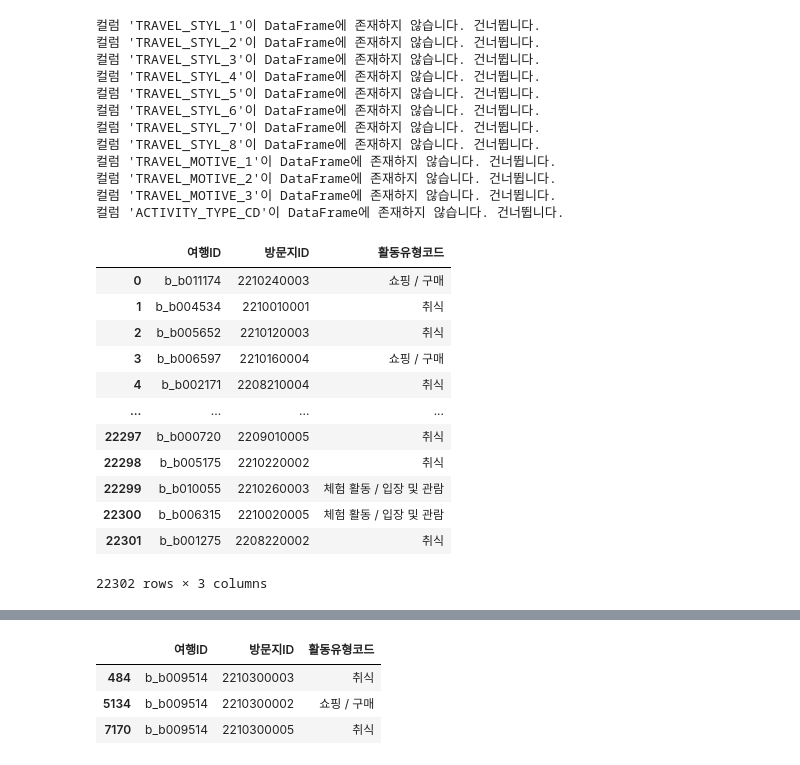
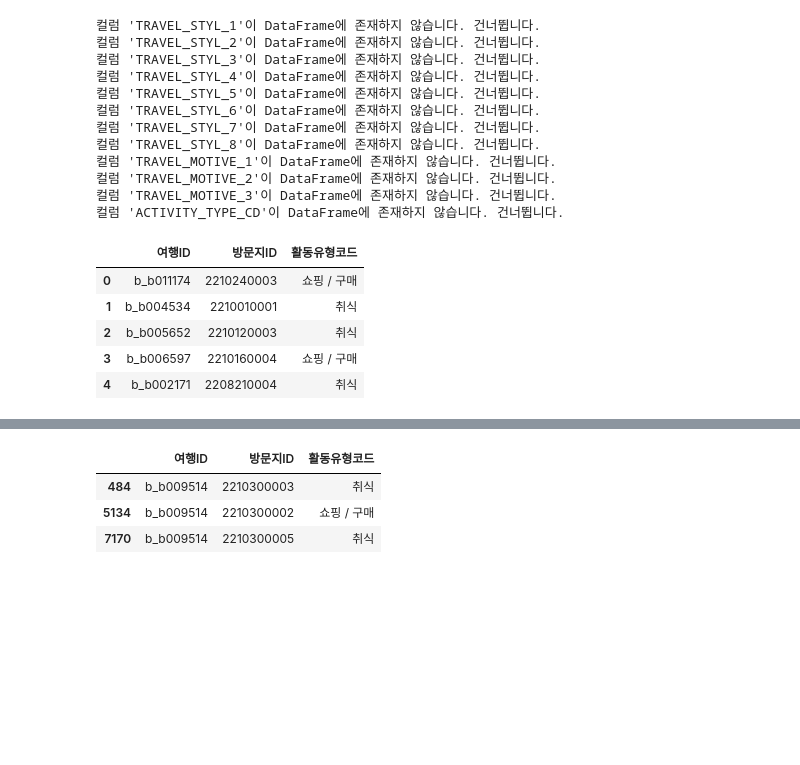
Before and after one commit to ssoom98/where2go, a Jupyter notebook: choi/preprocessing/가설검증전처리.ipynb, the cells around one changed output, grey strips where cells are left out. Saved outputs shown, nothing was run; the diff lists cells and outputs as text; code cells hidden in the pictures; blank space fills up the shorter version.

```diff
--- a/choi/preprocessing/가설검증전처리.ipynb
+++ b/choi/preprocessing/가설검증전처리.ipynb
@@ -116,20 +116,13 @@ trav_mas_df = preprocess_data(
 컬럼 'TRAVEL_MOTIVE_3'이 DataFrame에 존재하지 않습니다. 건너뜁니다.
 컬럼 'ACTIVITY_TYPE_CD'이 DataFrame에 존재하지 않습니다. 건너뜁니다.
 # %%
-cons_his_df
+cons_his_df.head()
 # %% [output]
 |  | 여행ID | 방문지ID | 활동유형코드 |
 | 0 | b_b011174 | 2210240003 | 쇼핑 / 구매 |
 | 1 | b_b004534 | 2210010001 | 취식 |
 | 2 | b_b005652 | 2210120003 | 취식 |
 | 3 | b_b006597 | 2210160004 | 쇼핑 / 구매 |
 | 4 | b_b002171 | 2208210004 | 취식 |
-| ... | ... | ... | ... |
-| 22297 | b_b000720 | 2209010005 | 취식 |
-| 22298 | b_b005175 | 2210220002 | 취식 |
-| 22299 | b_b010055 | 2210260003 | 체험 활동 / 입장 및 관람 |
-| 22300 | b_b006315 | 2210020005 | 체험 활동 / 입장 및 관람 |
-| 22301 | b_b001275 | 2208220002 | 취식 |
-22302 rows × 3 columns
 # %%
 # 여행 동기를 추가해야 될것 같음
```
Also changed, not shown: parts of 15 cells of this notebook.
